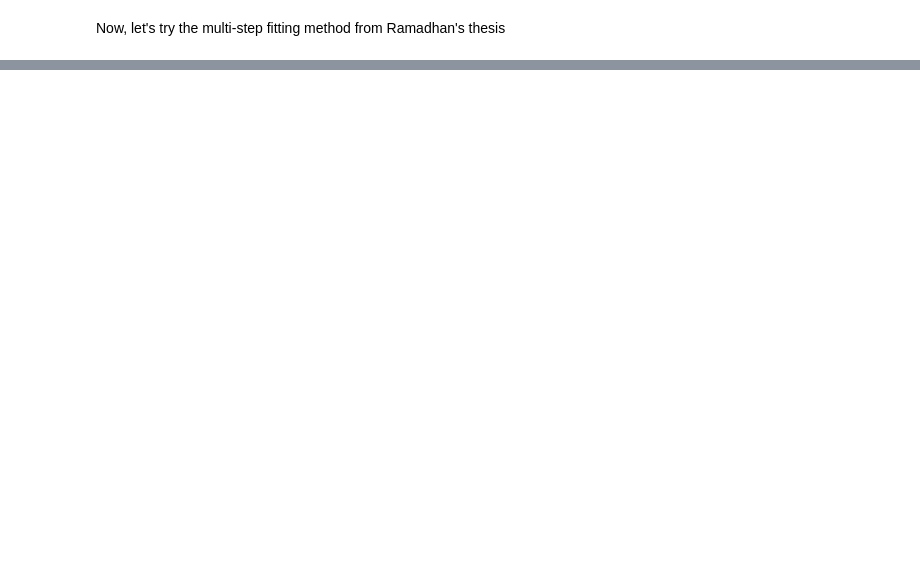
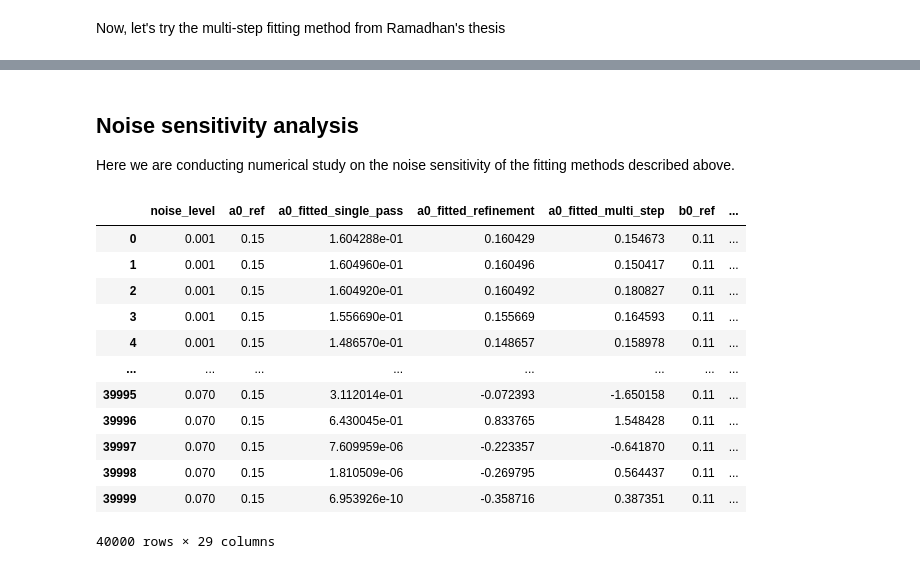
Before and after one commit to ornlneutronimaging/iBeatles, a Jupyter notebook: notebooks/bragg_edge_fitting.ipynb, the cells around one changed output, grey strips where cells are left out. Cells and saved outputs as stored; diff of their text form; code cells hidden in the pictures; blank space fills up the shorter version.

Commit message:
add noise sensitivity analysis

```diff
--- a/notebooks/bragg_edge_fitting.ipynb
+++ b/notebooks/bragg_edge_fitting.ipynb
@@ -1197,0 +1201,4 @@ df_fit_results
+# %% [markdown]
+## Noise sensitivity analysis
+
+Here we are conducting numerical study on the noise sensitivity of the fitting methods described above.
@@ -1197,0 +1487,32 @@ df_fit_results
+# %%
+# Define true parameters and other settings
+true_params = {
+    'a0': 0.15, 'b0': 0.11, 'a_hkl': 0.12, 'b_hkl': 0.11,
+    'bragg_wavelength': 4.054,
+    'symmetric_broadening_param': 0.01, 'asymmetric_broadening_param': 0.02
+}
+wavelengths = np.linspace(3.0, 5.0, 100)
+noise_levels = [
+    1e-3, 2e-3, 5e-3, 7e-3,
+    1e-2, 2e-2, 5e-2, 7e-2,
+]
+num_trials = 5_000
+
+# Run analysis
+results_df = run_noise_sensitivity_analysis(true_params, wavelengths, noise_levels, num_trials)
+# %%
+results_df
+# %% [output]
+|  | noise_level | a0_ref | a0_fitted_single_pass | a0_fitted_refinement | a0_fitted_multi_step | b0_ref | ... |
+| 0 | 0.001 | 0.15 | 1.604288e-01 | 0.160429 | 0.154673 | 0.11 | ... |
+| 1 | 0.001 | 0.15 | 1.604960e-01 | 0.160496 | 0.150417 | 0.11 | ... |
+| 2 | 0.001 | 0.15 | 1.604920e-01 | 0.160492 | 0.180827 | 0.11 | ... |
+| 3 | 0.001 | 0.15 | 1.556690e-01 | 0.155669 | 0.164593 | 0.11 | ... |
+| 4 | 0.001 | 0.15 | 1.486570e-01 | 0.148657 | 0.158978 | 0.11 | ... |
+| ... | ... | ... | ... | ... | ... | ... | ... |
+| 39995 | 0.070 | 0.15 | 3.112014e-01 | -0.072393 | -1.650158 | 0.11 | ... |
+| 39996 | 0.070 | 0.15 | 6.430045e-01 | 0.833765 | 1.548428 | 0.11 | ... |
+| 39997 | 0.070 | 0.15 | 7.609959e-06 | -0.223357 | -0.641870 | 0.11 | ... |
+| 39998 | 0.070 | 0.15 | 1.810509e-06 | -0.269795 | 0.564437 | 0.11 | ... |
+| 39999 | 0.070 | 0.15 | 6.953926e-10 | -0.358716 | 0.387351 | 0.11 | ... |
+40000 rows × 29 columns
```
Also changed, not shown: parts of 16 cells of this notebook.
